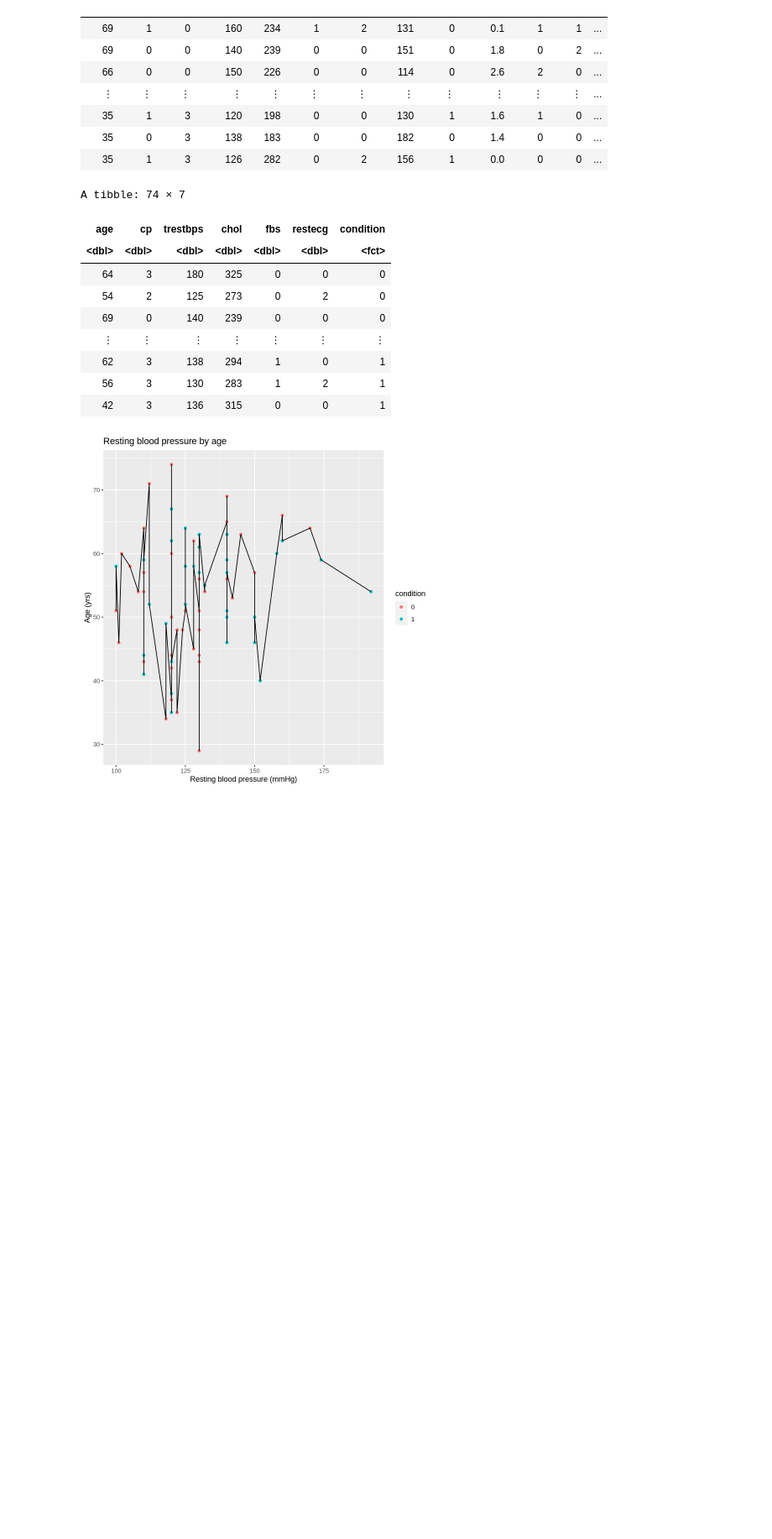
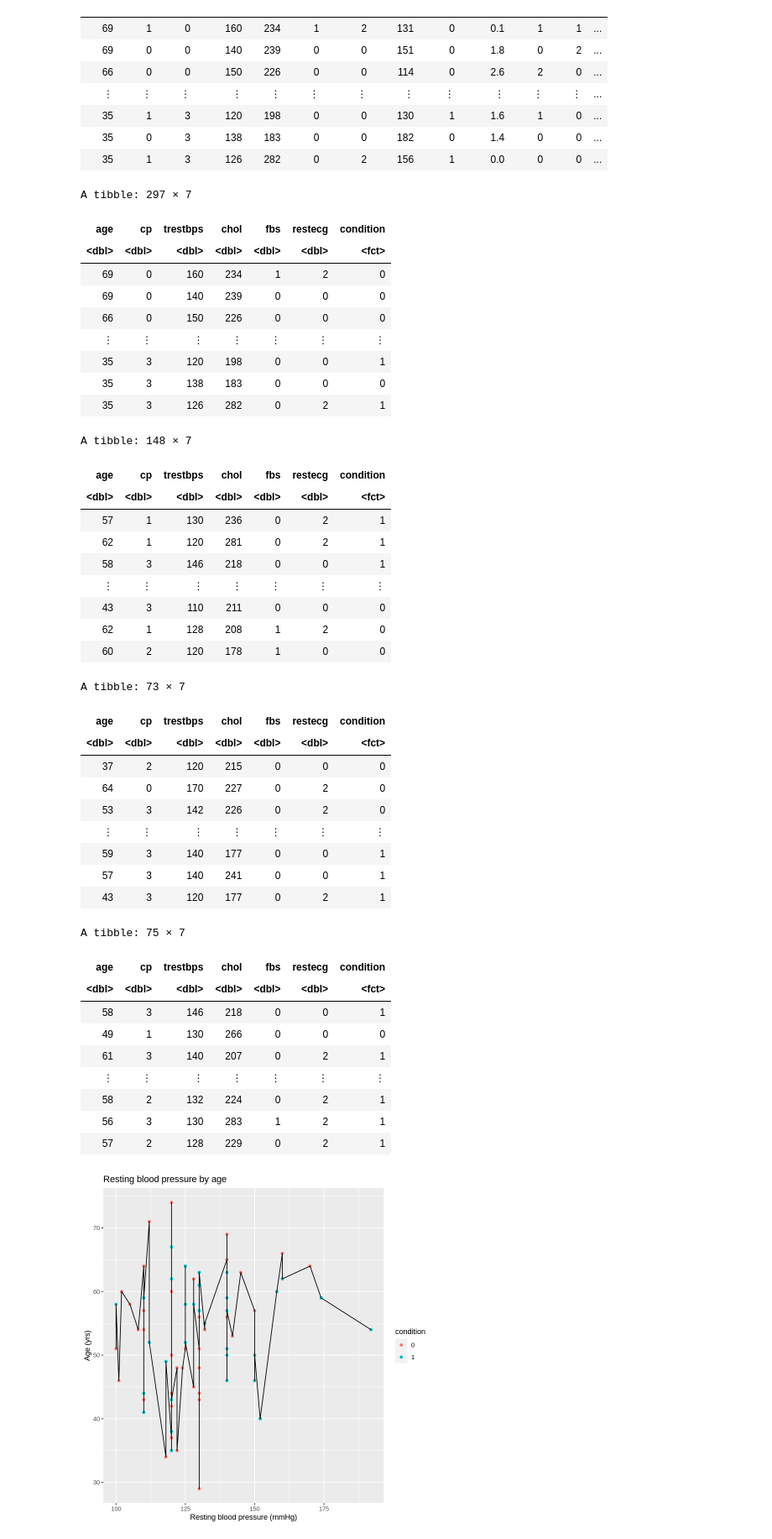
Before and after one commit to LordofSabres/Team_Pineapples_DSCI_100, a Jupyter notebook: projectproposal.ipynb, the cells around one changed output. Shown: that part at 84% size. Cells and saved outputs as stored; diff of their text form; code cells hidden in the pictures; blank space fills up the shorter version.

```diff
--- a/projectproposal.ipynb
+++ b/projectproposal.ipynb
@@ -49,33 +49,58 @@ A tibble: 297 × 14
 | 35 | 1 | 3 | 126 | 282 | 0 | 2 | 156 | 1 | 0.0 | 0 | 0 | ... |
 # %%
 data_filter <- data |>
-    select(age, cp, trestbps, chol, fbs, restecg, condition)
-#data_filter
-
+select(age, cp, trestbps, chol, fbs, restecg, condition)
+data_filter
 data_slice <- data_filter |>
-    slice_sample(prop=0.5)
-#data_slice
-
+slice_sample(prop=0.5)
+data_slice
 data_split <- data_slice |>
-    initial_split(prop = 0.5, strata = condition)
-
+initial_split(prop = 0.5, strata = condition)
 data_train <- training(data_split)
 data_testing <- testing(data_split)
-
 data_train
-
-#data_testing
+data_testing
 # %% [output]
-A tibble: 74 × 7
+A tibble: 297 × 7
 | age | cp | trestbps | chol | fbs | restecg | condition |
 | <dbl> | <dbl> | <dbl> | <dbl> | <dbl> | <dbl> | <fct> |
-| 64 | 3 | 180 | 325 | 0 | 0 | 0 |
-| 54 | 2 | 125 | 273 | 0 | 2 | 0 |
+| 69 | 0 | 160 | 234 | 1 | 2 | 0 |
 | 69 | 0 | 140 | 239 | 0 | 0 | 0 |
+| 66 | 0 | 150 | 226 | 0 | 0 | 0 |
 | ⋮ | ⋮ | ⋮ | ⋮ | ⋮ | ⋮ | ⋮ |
-| 62 | 3 | 138 | 294 | 1 | 0 | 1 |
-| 56 | 3 | 130 | 283 | 1 | 2 | 1 |
-| 42 | 3 | 136 | 315 | 0 | 0 | 1 |
+| 35 | 3 | 120 | 198 | 0 | 0 | 1 |
+| 35 | 3 | 138 | 183 | 0 | 0 | 0 |
+| 35 | 3 | 126 | 282 | 0 | 2 | 1 |
+A tibble: 148 × 7
+| age | cp | trestbps | chol | fbs | restecg | condition |
+| <dbl> | <dbl> | <dbl> | <dbl> | <dbl> | <dbl> | <fct> |
+| 57 | 1 | 130 | 236 | 0 | 2 | 1 |
+| 62 | 1 | 120 | 281 | 0 | 2 | 1 |
+| 58 | 3 | 146 | 218 | 0 | 0 | 1 |
+| ⋮ | ⋮ | ⋮ | ⋮ | ⋮ | ⋮ | ⋮ |
+| 43 | 3 | 110 | 211 | 0 | 0 | 0 |
+| 62 | 1 | 128 | 208 | 1 | 2 | 0 |
+| 60 | 2 | 120 | 178 | 1 | 0 | 0 |
+A tibble: 73 × 7
+| age | cp | trestbps | chol | fbs | restecg | condition |
+| <dbl> | <dbl> | <dbl> | <dbl> | <dbl> | <dbl> | <fct> |
+| 37 | 2 | 120 | 215 | 0 | 0 | 0 |
+| 64 | 0 | 170 | 227 | 0 | 2 | 0 |
+| 53 | 3 | 142 | 226 | 0 | 2 | 0 |
+| ⋮ | ⋮ | ⋮ | ⋮ | ⋮ | ⋮ | ⋮ |
+| 59 | 3 | 140 | 177 | 0 | 0 | 1 |
+| 57 | 3 | 140 | 241 | 0 | 0 | 1 |
+| 43 | 3 | 120 | 177 | 0 | 2 | 1 |
+A tibble: 75 × 7
+| age | cp | trestbps | chol | fbs | restecg | condition |
+| <dbl> | <dbl> | <dbl> | <dbl> | <dbl> | <dbl> | <fct> |
+| 58 | 3 | 146 | 218 | 0 | 0 | 1 |
+| 49 | 1 | 130 | 266 | 0 | 0 | 0 |
+| 61 | 3 | 140 | 207 | 0 | 2 | 1 |
+| ⋮ | ⋮ | ⋮ | ⋮ | ⋮ | ⋮ | ⋮ |
+| 58 | 2 | 132 | 224 | 0 | 2 | 1 |
+| 56 | 3 | 130 | 283 | 1 | 2 | 1 |
+| 57 | 2 | 128 | 229 | 0 | 2 | 1 |
 # %%
 training_plot <- ggplot(data_train, aes(x=trestbps, y=age)) +
     geom_point(aes(colour=condition)) +
```
Also changed, not shown: parts of 3 cells of this notebook.
